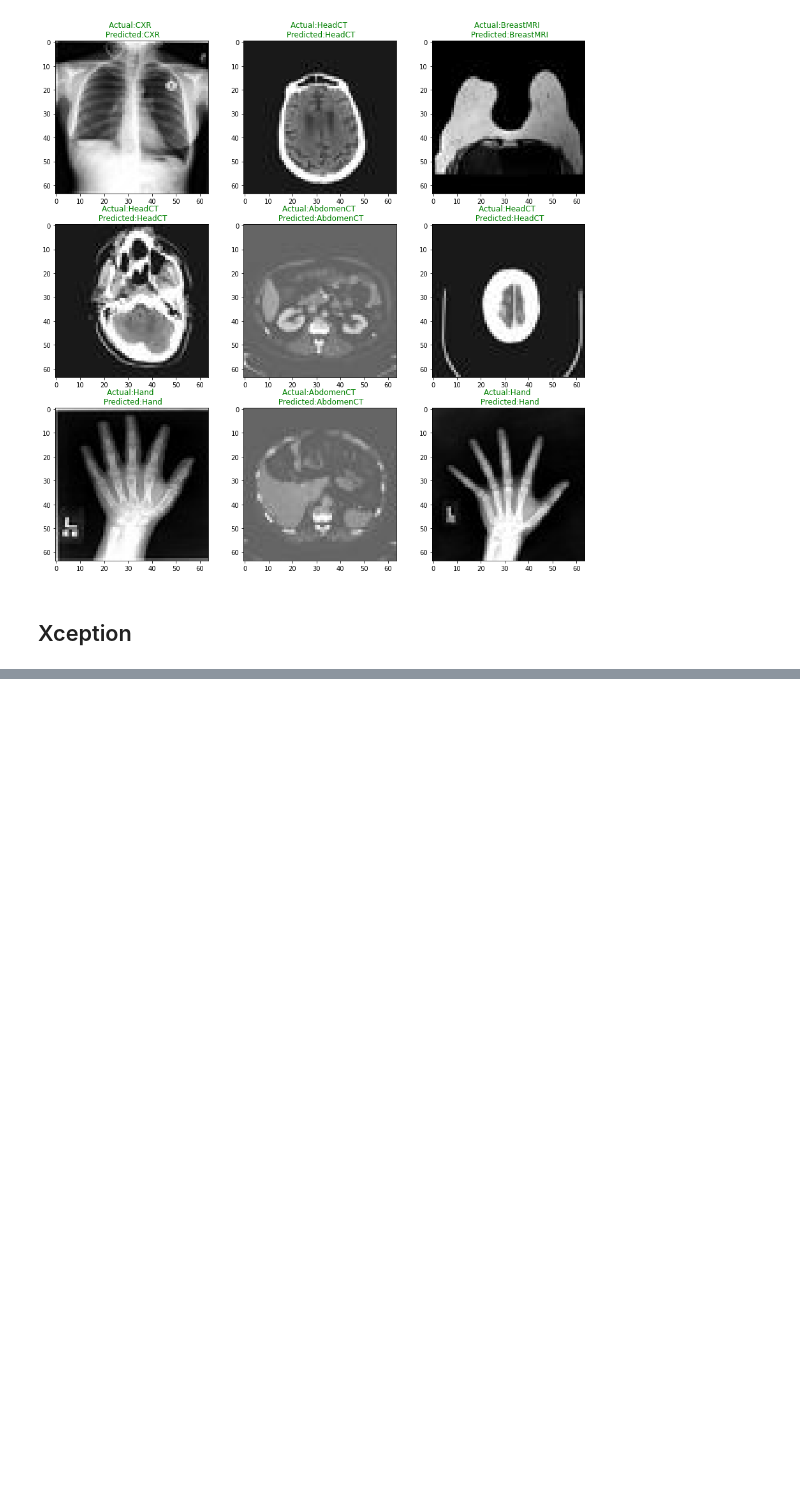
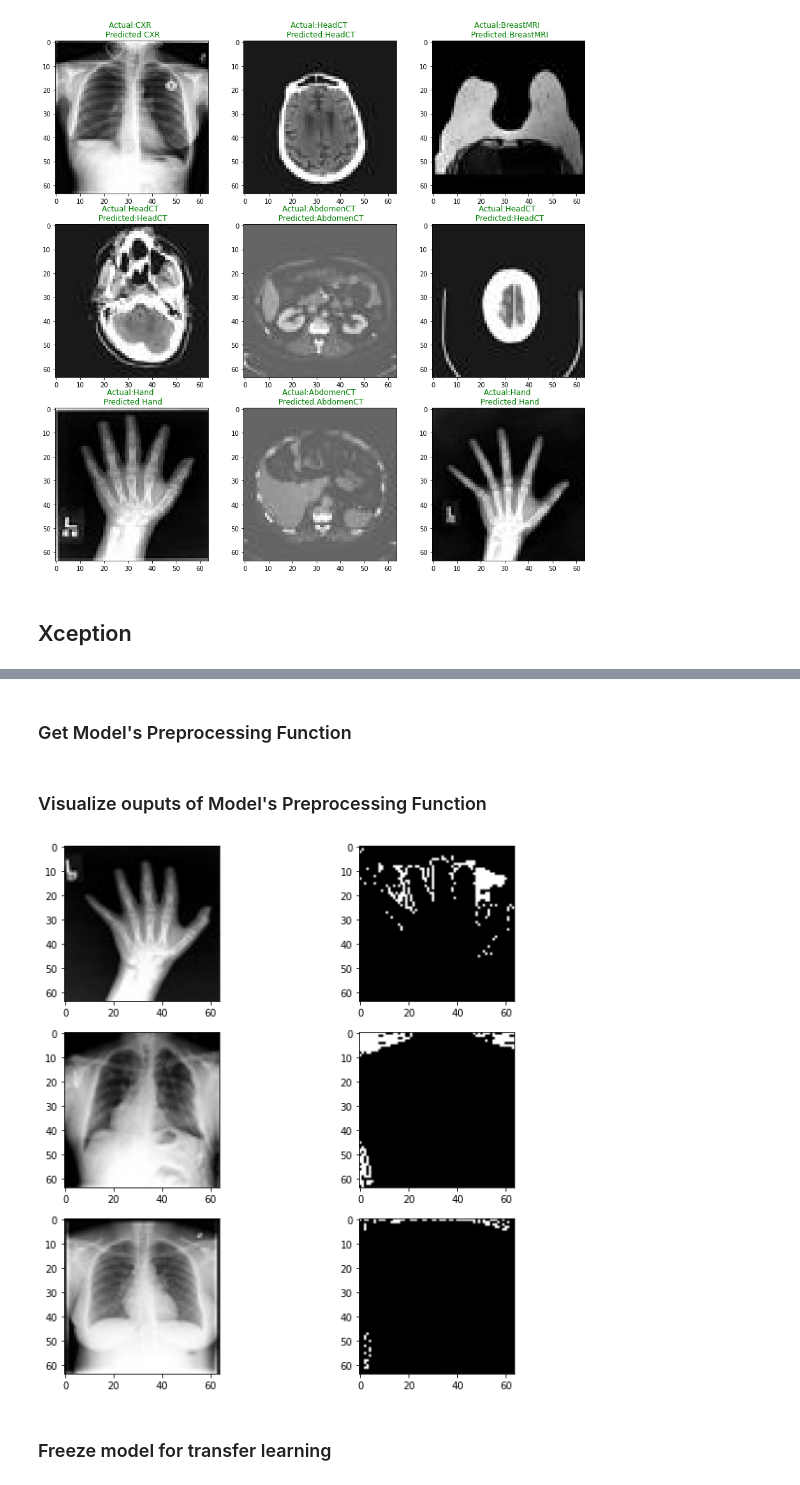
Before and after one commit to splAcharya/Transfer_Learning_Comparision, a Jupyter notebook: transfer_learning_comparision.ipynb, the cells around one changed output, grey strips where cells are left out. Drawn from its saved outputs; the diff is of its cells as text; code cells hidden in the pictures; blank space fills up the shorter version.

```diff
--- a/transfer_learning_comparision.ipynb
+++ b/transfer_learning_comparision.ipynb
@@ -554,0 +751,26 @@ plt.show()
+# %% [markdown]
+### Get Model's Preprocessing Function
+# %%
+mobilenetv2_preprocessing = tf.keras.applications.mobilenet_v2.preprocess_input
+# %% [markdown]
+### Visualize ouputs of Model's Preprocessing Function
+# %%
+image_batch, label_batch = next(iter(train_ds))
+preprocessed_image_batch = mobilenetv2_preprocessing(image_batch)
+
+fig, ax = plt.subplots(3,2,figsize=(10,10))
+
+ax[0,0].imshow(np.array(image_batch[0],dtype=np.uint8))
+ax[0,1].imshow(np.array(preprocessed_image_batch[0],dtype=np.uint8))
+
+ax[1,0].imshow(np.array(image_batch[1],dtype=np.uint8))
+ax[1,1].imshow(np.array(preprocessed_image_batch[1],dtype=np.uint8))
+
+ax[2,0].imshow(np.array(image_batch[2],dtype=np.uint8))
+ax[2,1].imshow(np.array(preprocessed_image_batch[2],dtype=np.uint8))
+
+plt.show()
+# %% [output]
+[figure, added]
+# %% [markdown]
+### Freeze model for transfer learning
```
Also changed, not shown: parts of 53 cells of this notebook.
